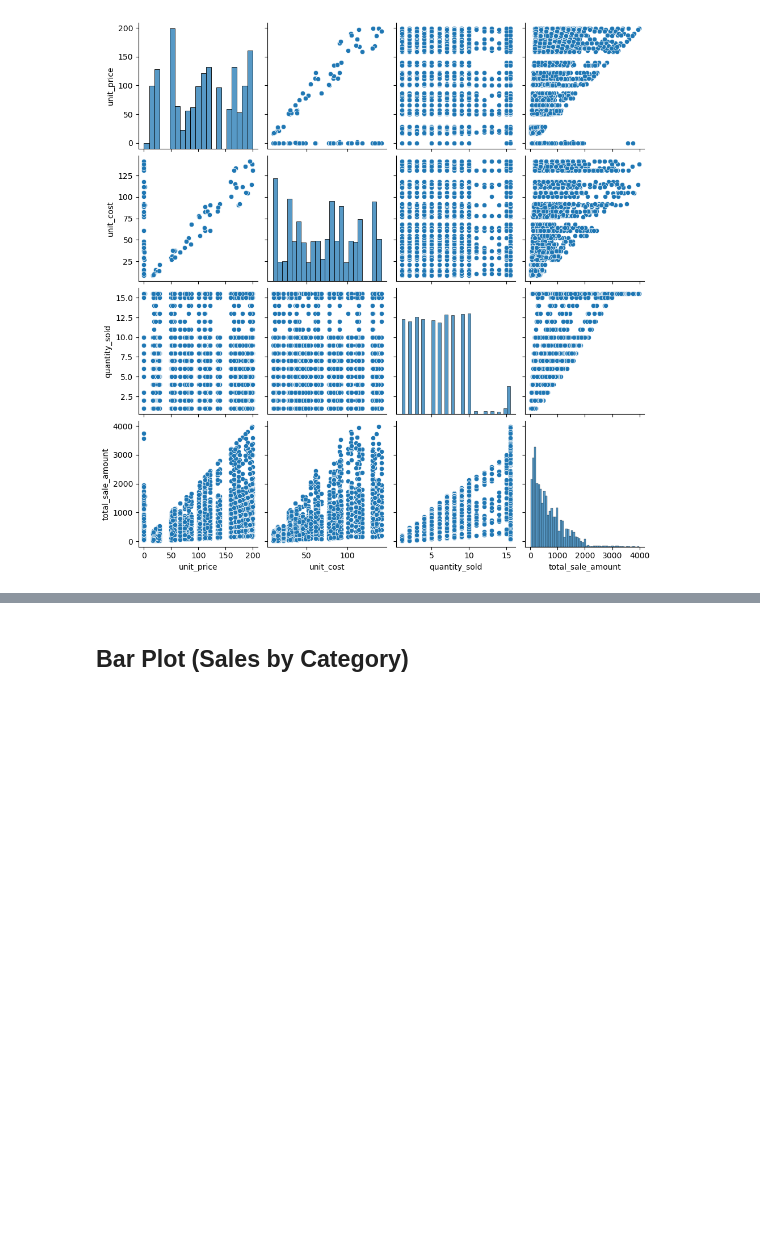
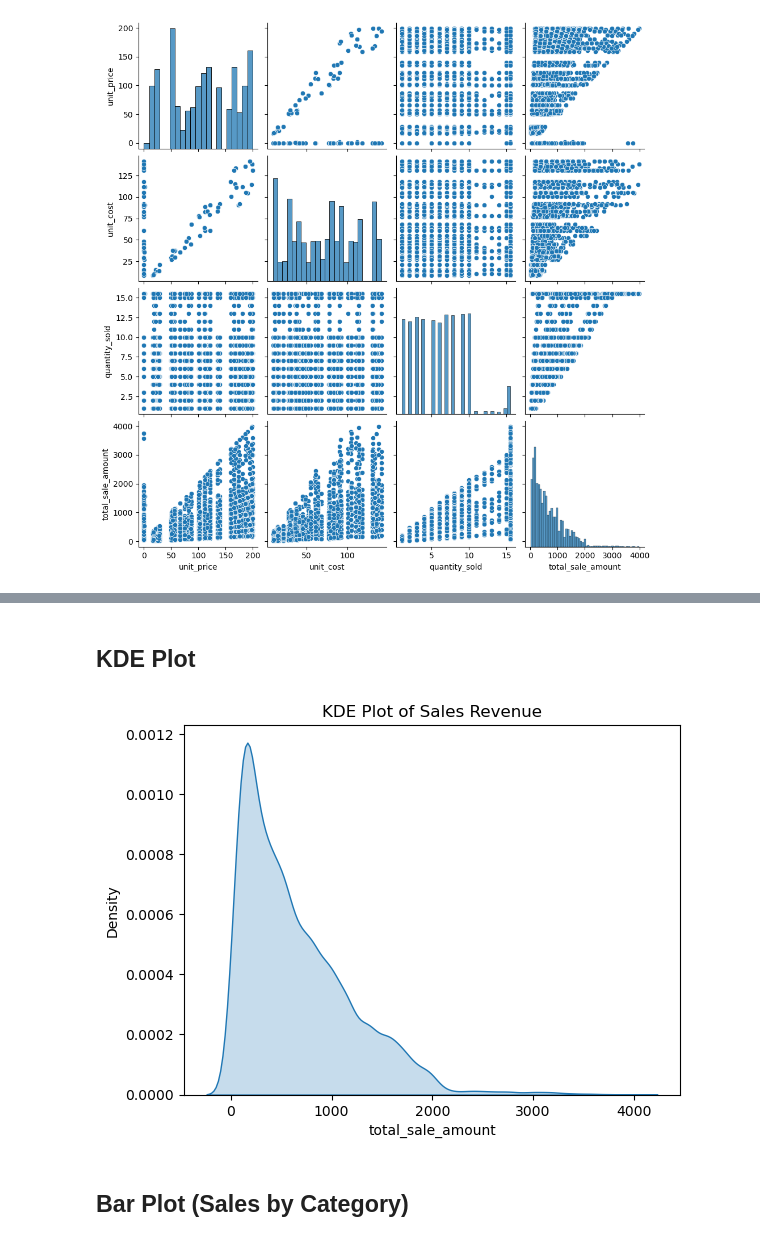
Before and after one commit to mohammedfavasv0-hue/MACHINE-LEARNING-ASSIGNMENT, a Jupyter notebook: retail_project.ipynb, the cells around one changed output, grey strips where cells are left out. Cells and saved outputs as stored; diff of their text form; code cells hidden in the pictures; blank space fills up the shorter version.

```diff
--- a/retail_project.ipynb
+++ b/retail_project.ipynb
@@ -393,3 +416,11 @@ plt.show()
+# %% [markdown]
+## KDE Plot
+# %%
+sns.kdeplot(df['total_sale_amount'], fill=True)
+plt.title("KDE Plot of Sales Revenue")
+plt.show()
+# %% [output]
+[figure, added]
 # %% [markdown]
 ## Bar Plot (Sales by Category)
 # %%
```
Also changed, not shown: parts of 6 cells of this notebook.
